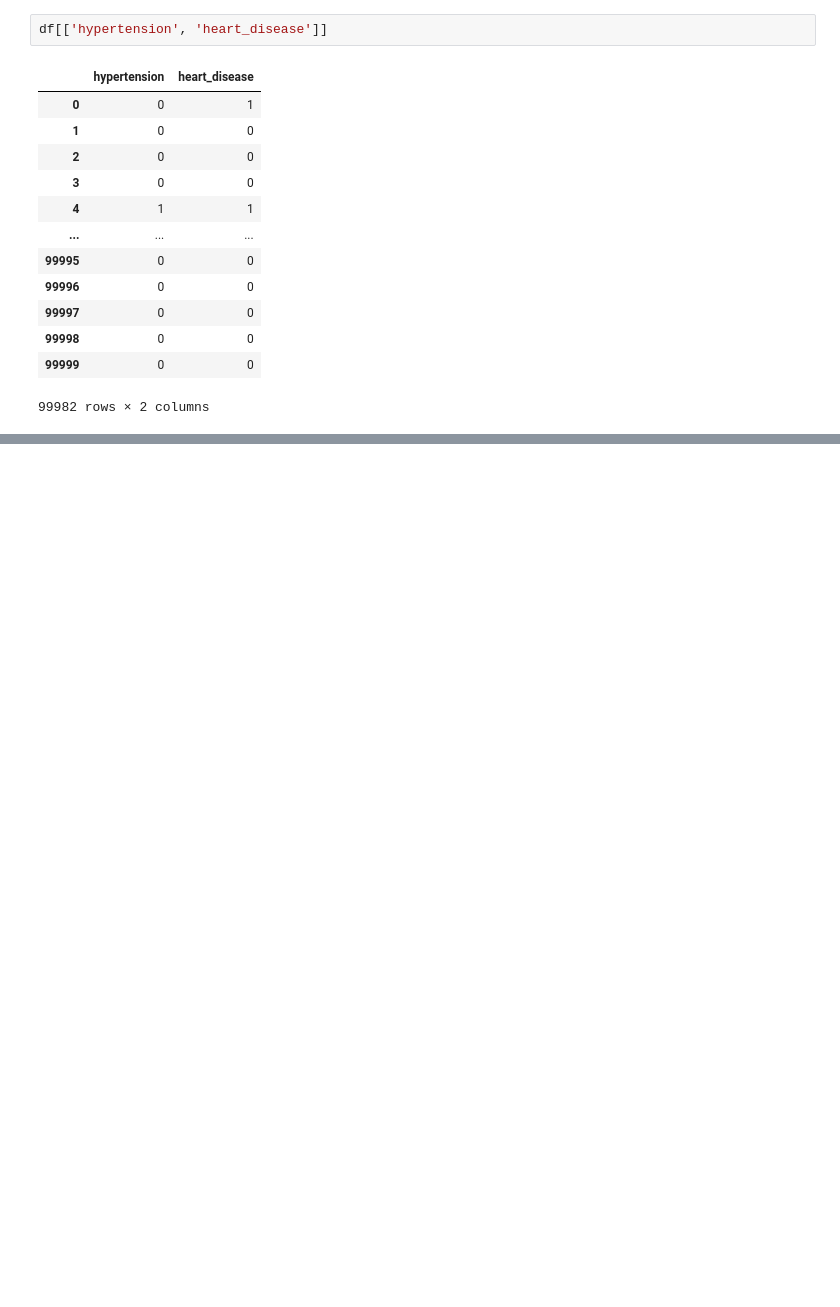
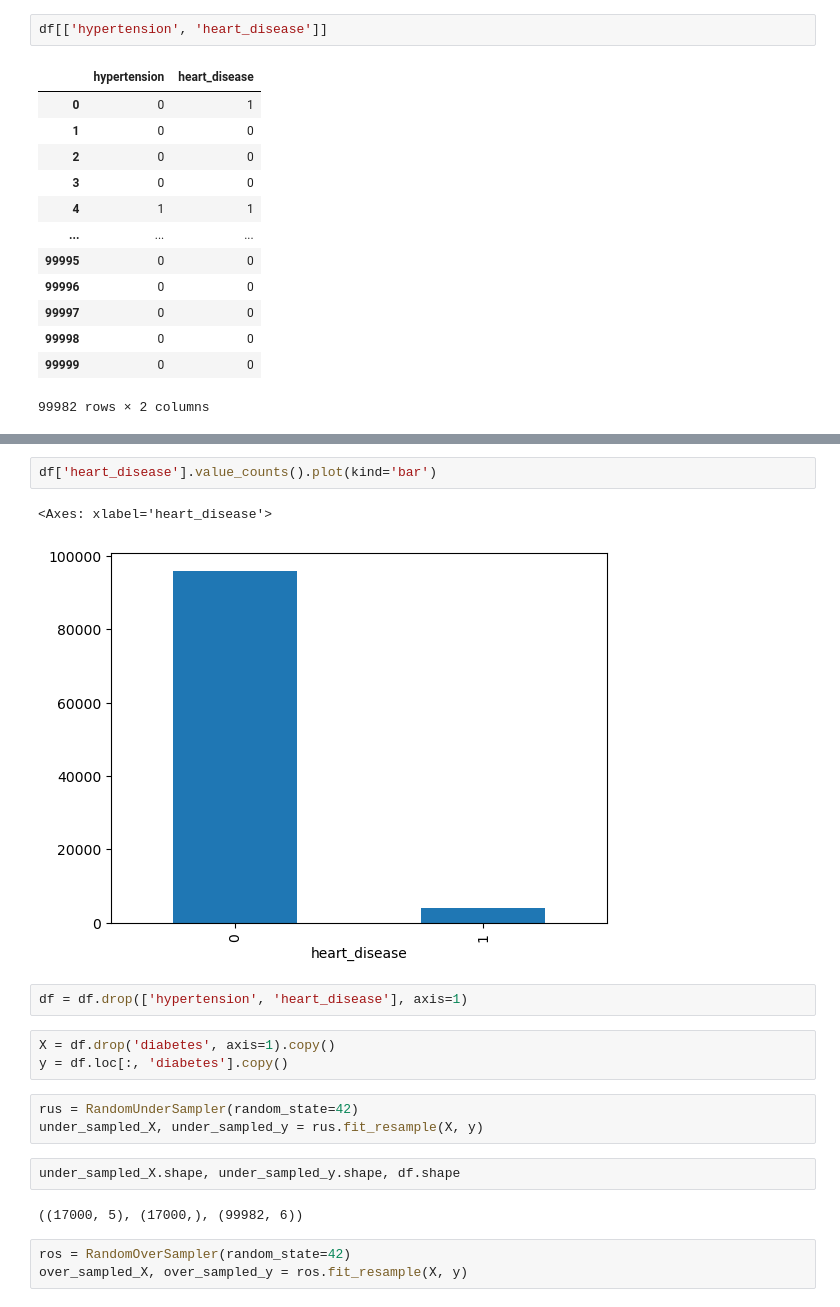
Before and after one commit to NewCodeCrafters/DiabetesClassifier, a Jupyter notebook: diabetes.ipynb, the cells around one changed output, grey strips where cells are left out. Cells and saved outputs as stored; diff of their text form; blank space fills up the shorter version.

```diff
--- a/diabetes.ipynb
+++ b/diabetes.ipynb
@@ -139,0 +151,20 @@ df[['hypertension', 'heart_disease']]
+# %%
+df['heart_disease'].value_counts().plot(kind='bar')
+# %% [output]
+<Axes: xlabel='heart_disease'>
+[figure, added]
+# %%
+df = df.drop(['hypertension', 'heart_disease'], axis=1)
+# %%
+X = df.drop('diabetes', axis=1).copy()
+y = df.loc[:, 'diabetes'].copy()
+# %%
+rus = RandomUnderSampler(random_state=42)
+under_sampled_X, under_sampled_y = rus.fit_resample(X, y)
+# %%
+under_sampled_X.shape, under_sampled_y.shape, df.shape
+# %% [output]
+((17000, 5), (17000,), (99982, 6))
+# %%
+ros = RandomOverSampler(random_state=42)
+over_sampled_X, over_sampled_y = ros.fit_resample(X, y)
```
Also changed, not shown: parts of 12 cells of this notebook, 1 other file.
